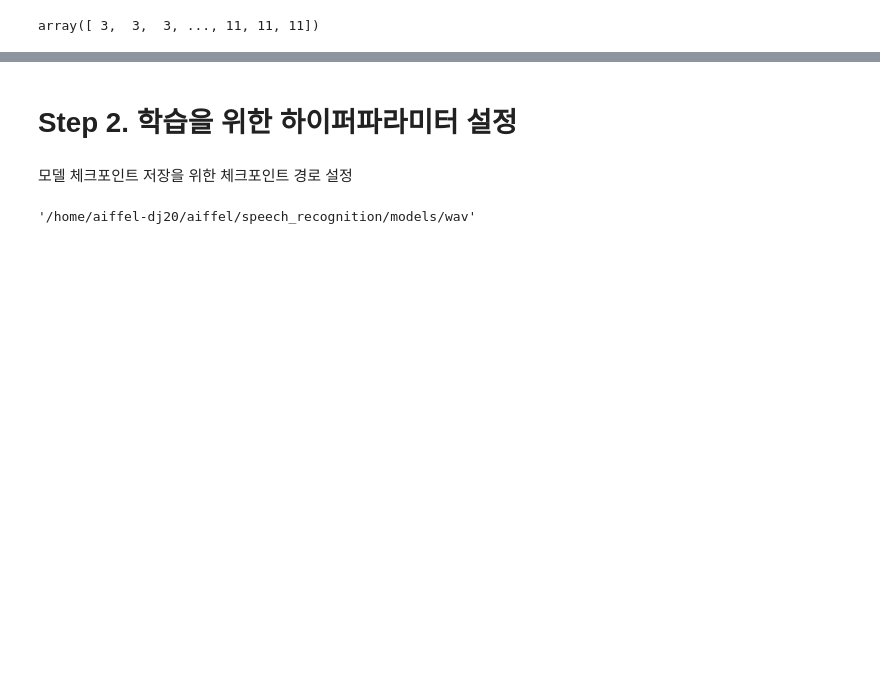
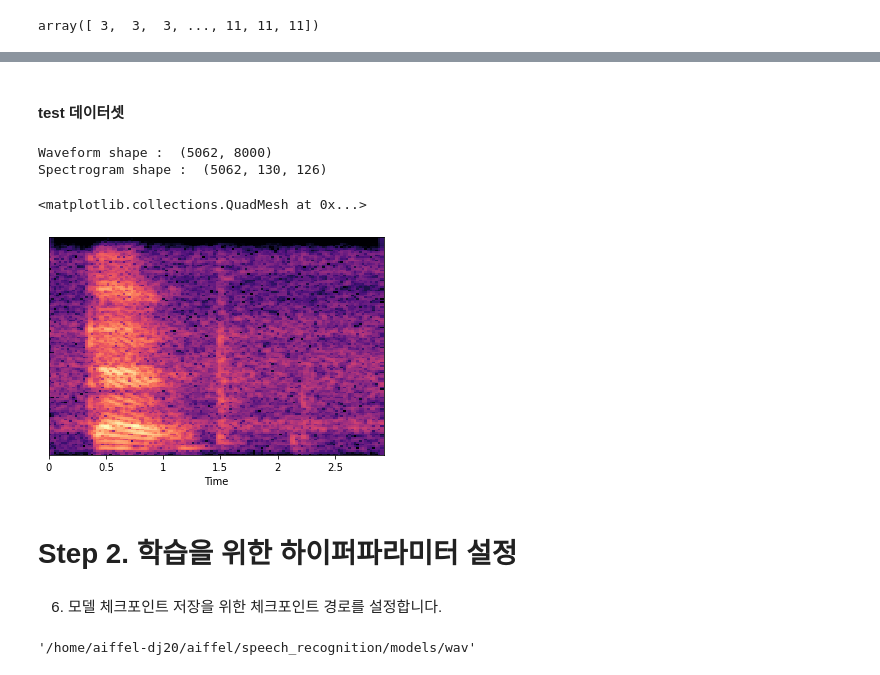
Before and after one commit to Jeongeun-Kwak/E, a Jupyter notebook: (E5) Spectrogram Classification Model Making.ipynb, the cells around one changed output, grey strips where cells are left out. Saved outputs shown, nothing was run; the diff lists cells and outputs as text; code cells hidden in the pictures; blank space fills up the shorter version.

```diff
--- a/(E5) Spectrogram Classification Model Making.ipynb
+++ b/(E5) Spectrogram Classification Model Making.ipynb
@@ -120,7 +135,31 @@ test labels :  (5062,)
+# %% [markdown]
+#### test 데이터셋
+# %%
+test_spec_2=[]
+for wav in test_wav_2:
+    stft = wav2spec(wav)
+    test_spec_2.append(stft)
+test_spec_2 = np.array(test_spec_2)
+test_spec_2.shape
+
+print("Waveform shape : ", test_wav_2.shape)
+print("Spectrogram shape : ",test_spec_2.shape)
+
+del test_wav_2
+# %% [output]
+Waveform shape :  (5062, 8000)
+Spectrogram shape :  (5062, 130, 126)
+# %%
+import librosa.display
+
+librosa.display.specshow(librosa.amplitude_to_db(test_spec_2[0], ref=np.max), x_axis='time')
+# %% [output]
+<matplotlib.collections.QuadMesh at 0x...>
+[figure, added]
 # %% [markdown]
 # Step 2. 학습을 위한 하이퍼파라미터 설정
 # %% [markdown]
-모델 체크포인트 저장을 위한 체크포인트 경로 설정
+6. 모델 체크포인트 저장을 위한 체크포인트 경로를 설정합니다.
 # %%
 batch_size = 32
 max_epochs = 10
```
Also changed, not shown: parts of 110 cells of this notebook, 1 other file.
